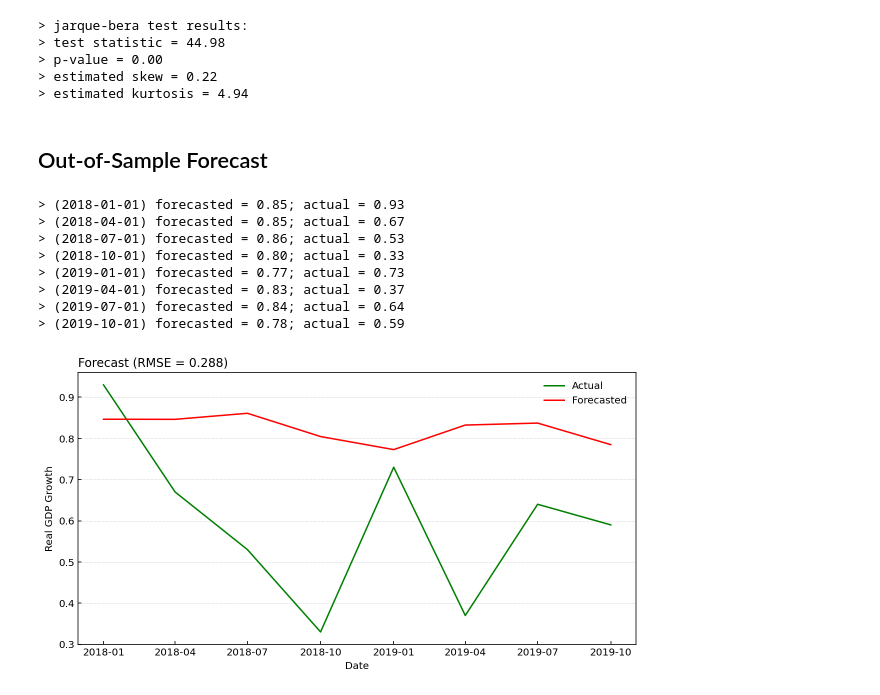
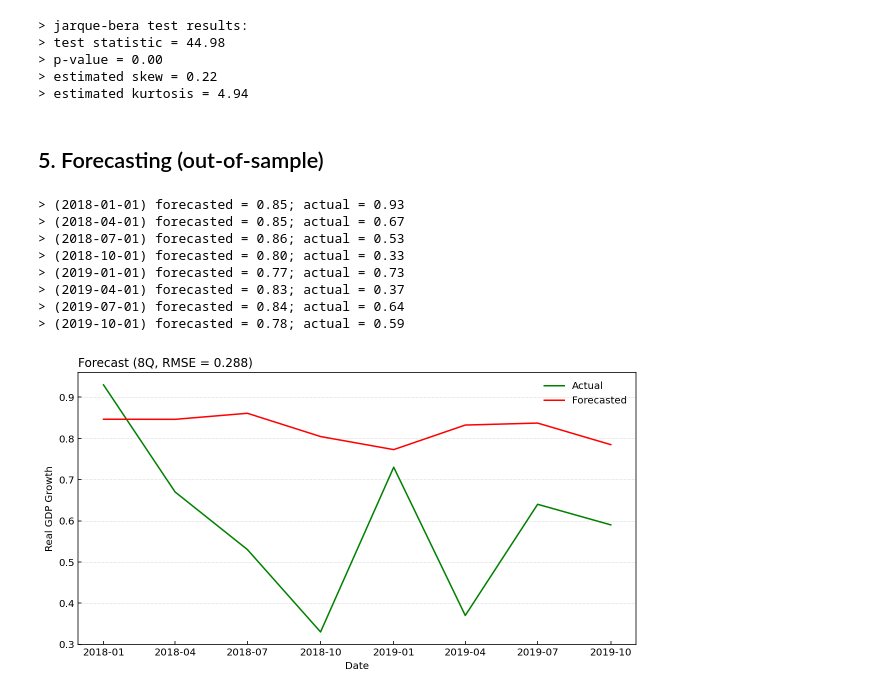
Before and after one commit to LeonHackl/TimeSeries-Forecasting, a Jupyter notebook: ARIMA-Python.ipynb, the cells around one changed output. Cells and saved outputs as stored; diff of their text form; code cells hidden in the pictures.

```diff
--- a/ARIMA-Python.ipynb
+++ b/ARIMA-Python.ipynb
@@ -53,18 +53,19 @@ training, testing = [f for f in file_list]
 # %%
 # in-sample forecast evaluation for arima models:
 # 1. fit model parameters on the training sample and compute the aicc
-# 2. produce one-step-ahead forecasts from the end of that sample
+# 2. produce one-step-ahead forecasts for each value in the training sample
 # 3. expand the sample to include the next observation, and repeat
-# 4. compare forecasts against training sample to compute rmse
+# 4. compare fitted values against training sample
 def evaluate_model(training, order):
     # fit model on training sample
     model = ARIMA(training, order = order)
     model_fit = model.fit()
+    y_hat = model_fit.fittedvalues
     # save original data and fitted values
     model_data = training.copy()
-    model_data["prediction"] = model_fit.fittedvalues
+    model_data["fitted_values"] = y_hat
     # compute the rmse for the given combination of (p,d,q)
-    rmse = np.sqrt(mean_squared_error(training, model_fit.fittedvalues))
+    rmse = np.sqrt(mean_squared_error(training, y_hat))
     # return the rmse, fitted values, aicc score and residuals
     return model_fit.aicc, rmse, model_data, model_fit.resid
 # %% [markdown]
@@ -353,8 +349,8 @@ jb_test(residuals)
 > p-value = 0.00
 > estimated skew = 0.22
 > estimated kurtosis = 4.94
-# %% [markdown]
-## Out-of-Sample Forecast
+# %% [markdown]
+## 5. Forecasting (out-of-sample)
 # %%
 history = [x for x in training.values]
 predictions = list()
@@ -370,8 +366,8 @@ for t in range(len(testing.values)):
 # evaluate forecasts using rmse
 rmse = np.sqrt(mean_squared_error(testing.values, predictions))
 # save original data and predicted values
-model_data = testing.copy()
-model_data["prediction"] = predictions
+forecast_data = testing.copy()
+forecast_data["prediction"] = predictions
 # %% [output]
 > (2018-01-01) forecasted = 0.85; actual = 0.93
 > (2018-04-01) forecasted = 0.85; actual = 0.67
@@ -383,14 +379,14 @@ model_data["prediction"] = predictions
 > (2019-10-01) forecasted = 0.78; actual = 0.59
 # %%
 plt.figure(figsize = (10,5))
-plt.plot(model_data.iloc[:,0], color = "green", label = "Actual")
-plt.plot(model_data.iloc[:,1], color = "red", label = "Forecasted")
+plt.plot(forecast_data.iloc[:,0], color = "green", label = "Actual")
+plt.plot(forecast_data.iloc[:,1], color = "red", label = "Forecasted")
 plt.xlabel("Date")
 plt.ylabel("Real GDP Growth")
-plt.title("Forecast (RMSE = %.3f)" % (rmse), loc = "left")
+plt.title("Forecast (8Q, RMSE = %.3f)" % (rmse), loc = "left")
 plt.tick_params(direction = "in")
 plt.grid(axis = "y", linewidth = 0.5, linestyle = ":")
 plt.legend(frameon = False)
 plt.show()
 # %% [output]
-[figure, old version]
+[figure, new version]
```
Also changed, not shown: parts of 16 cells of this notebook, 1 other file.
